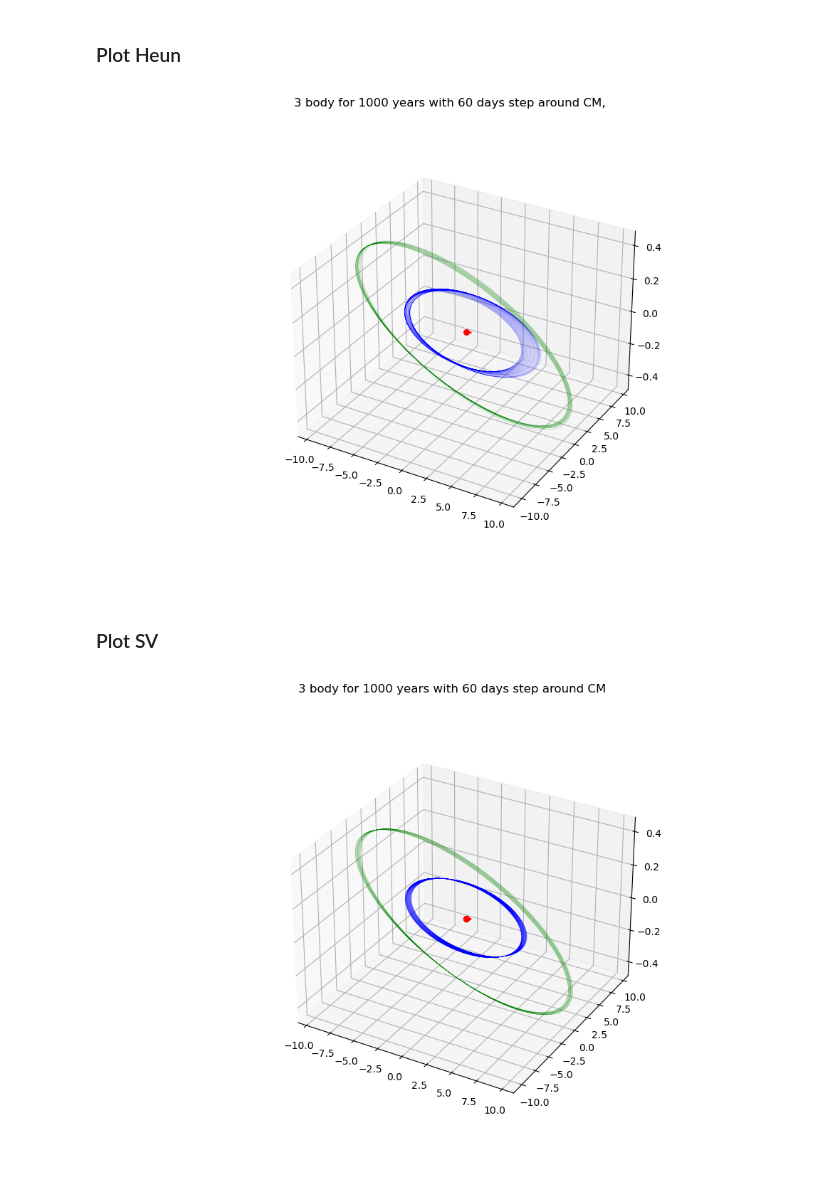
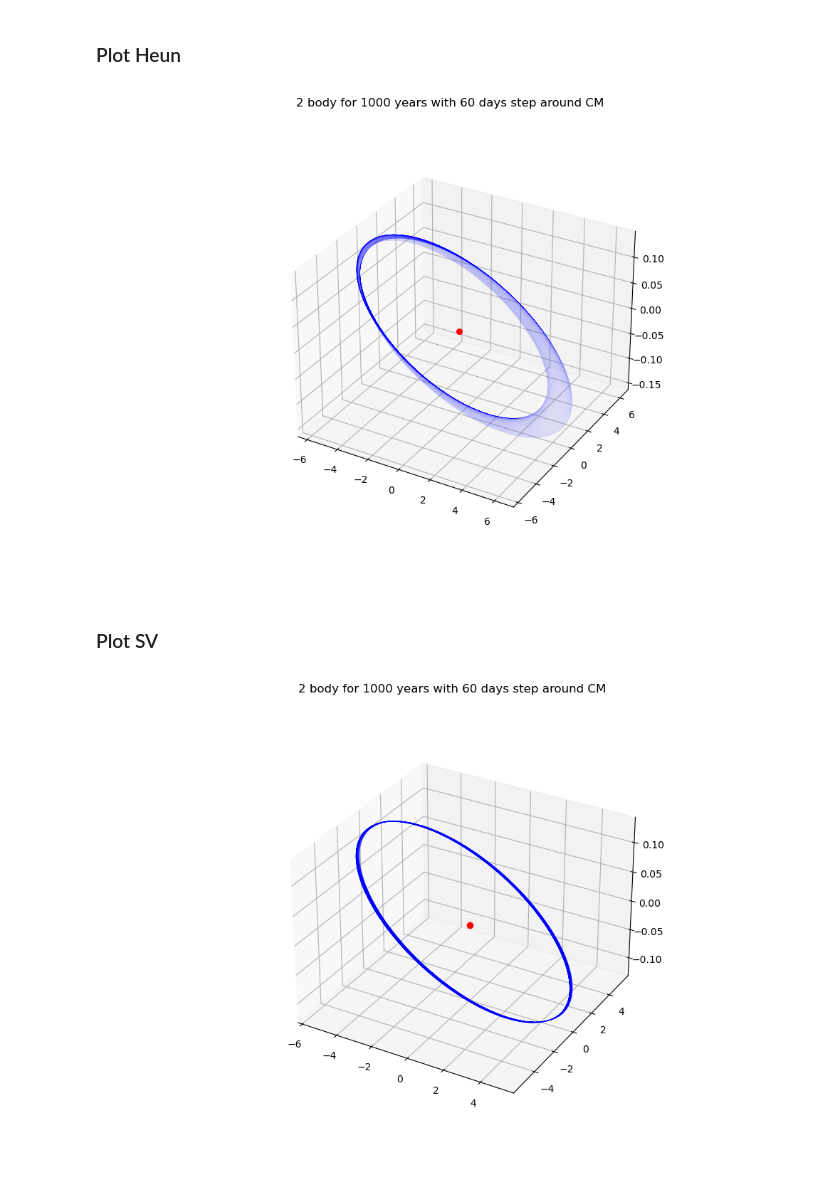
Before and after one commit to ColinDucarme/LPHYS1303---Projet, a Jupyter notebook: FD/Celestial_Dynamics.ipynb, the cells around one changed output. Drawn from its saved outputs; the diff is of its cells as text; code cells hidden in the pictures.

```diff
--- a/FD/Celestial_Dynamics.ipynb
+++ b/FD/Celestial_Dynamics.ipynb
@@ -212,27 +212,29 @@ def SV(masses, pos_init, mom_init, dt, tmax):
 # %% [markdown]
 ### Calculs
 # %%
-# Conditions initiales
-N_body = 3
+# Conditions initiales taken 08-15-2024 at 12:00:00
+N_body = 2
 CM = 'CM'
 Sun = np.array([[0.,0.,0.],[0.,0.,0.]])
-Jup = str_to_array('2.6807183991192	4.2376882009144	-0.0775794762921	-0.0064704852640	0.0043936416864	0.0001265165527')
-Sat = str_to_array('9.2153487161163	-3.0079449145055	-0.3144552049022	0.0014174222493	0.0052972607496	-0.0001485973811')
-# print(Jup,'\n',Sat)
+Jup = str_to_array('2.6612786825339	4.2508243026341	-0.0771991078745	-0.0064893013125	0.0043637460975	0.0001270618987')
+Sat = str_to_array('9.2195874869192	-2.9920487806866	-0.3149005362607	0.0014084238297	0.0053001590964	-0.0001482901014')
 pos_init, mom_init = Init_Cond_Cart(N_body,masses,CM,Sun,Jup,Sat)
-# print(pos_init,'\n',mom_init)
 
-dt = 60 # nbre de jours par dt
-N_tmax = 1000 # nbre d'années de la simu
-tmax = N_tmax*365 #jours
+DT = np.geomspace(1,10000,50)
+for dt in DT:
+# dt =             # nbre de jours par dt
+# N_tmax =  1000      # nbre d'années de la simu
+    tmax = 366000  #N_tmax*365   # jours
 
 # solEul = Eula(masses, pos_init, mom_init, dt, tmax)
-solHeun = Heun(masses, pos_init, mom_init, dt, tmax)
-solSV = SV(masses, pos_init, mom_init, dt, tmax)
-
-# np.savetxt(fname="./Data/Sun_v.txt", X=solHeun['mom'][0:3,:],delimiter=',')
-# np.savetxt(fname="./Data/Sun_p.txt", X=solHeun['pos'][0:3,:],delimiter=',')
-# np.savetxt(fname="./Data/Jup_v.txt", X=solHeun['mom'][3:6,:],delimiter=',')
-# np.savetxt(fname="./Data/Jup_p.txt", X=solHeun['pos'][3:6,:],delimiter=',')
-# np.savetxt(fname="./Data/Sat_v.txt", X=solHeun['mom'][6:9,:],delimiter=',')
-# np.savetxt(fname="./Data/Sat_p.txt", X=solHeun['pos'][6:9,:],delimiter=',')
+    solHeun = Heun(masses, pos_init, mom_init, dt, tmax)
+    solSV = SV(masses, pos_init, mom_init, dt, tmax)
+    print(dt)
+    Jup_pos_Heun = np.transpose(solHeun['pos'][3:6,:])
+    Jup_pos_SV = np.transpose(solSV['pos'][3:6,:])
+    Sat_pos_Heun = np.transpose(solHeun['pos'][3:6,:])
+    Sat_pos_SV = np.transpose(solSV['pos'][3:6,:])
+    np.savetxt(fname="./Data/dt/Jup_pos_Heun_{:.2f}.txt".format(dt), X=Jup_pos_Heun,delimiter=',',header="dt = {}".format(dt))
+    np.savetxt(fname="./Data/dt/Jup_pos_SV_{:.2f}.txt".format(dt), X=Jup_pos_SV,delimiter=',',header="dt = {}".format(dt))
+    np.savetxt(fname="./Data/dt/Sat_pos_Heun {:.2f}.txt".format(dt), X=Sat_pos_Heun,delimiter=',',header="dt = {}".format(dt))
+    np.savetxt(fname="./Data/dt/Sat_pos_SV {:.2f}.txt".format(dt), X=Sat_pos_SV,delimiter=',',header="dt = {}".format(dt))
@@ -256,17 +272,17 @@ NameError: name 'solEul' is not defined
 # %%
 fig= plt.figure(figsize=(10,7))
 fig.suptitle('{} body for {} years with {} days step around {} '.format(N_body,N_tmax,dt,CM))
 ax1 = fig.add_subplot(1,1,1,projection='3d')
 ax1.scatter(solHeun['pos'][0,0],solHeun['pos'][1,0],solHeun['pos'][2,0],c='red',s=30)
 ax1.plot(solHeun['pos'][0,:],solHeun['pos'][1,:],solHeun['pos'][2,:],c='red')
 ax1.plot(solHeun['pos'][3,:],solHeun['pos'][4,:],solHeun['pos'][5,:],c='blue',linewidth=.05)
-ax1.plot(solHeun['pos'][6,:],solHeun['pos'][7,:],solHeun['pos'][8,:],c='green',linewidth=.05)
+# ax1.plot(solHeun['pos'][6,:],solHeun['pos'][7,:],solHeun['pos'][8,:],c='green',linewidth=.05)
 # ax2 = fig.add_subplot(1,2,2)
 # ax2.plot(solHeun['t'],solHeun['E'])
 
 plt.show()
 # %% [output]
-[figure, old version]
+[figure, new version]
 # %% [markdown]
 ### Plot SV
 # %%
@@ -276,10 +292,10 @@ ax1 = fig.add_subplot(1,1,1,projection='3d')
 ax1.scatter(solSV['pos'][0,0],solSV['pos'][1,0],solSV['pos'][2,0],c='red',s=35)
 ax1.plot(solSV['pos'][0,:],solSV['pos'][1,:],solSV['pos'][2,:],c='red')
 ax1.plot(solSV['pos'][3,:],solSV['pos'][4,:],solSV['pos'][5,:],c='blue',linewidth=.05)
-ax1.plot(solSV['pos'][6,:],solSV['pos'][7,:],solSV['pos'][8,:],c='green',linewidth=.05)
+# ax1.plot(solSV['pos'][6,:],solSV['pos'][7,:],solSV['pos'][8,:],c='green',linewidth=.05)
 # ax2 = fig.add_subplot(1,2,2)
 # ax2.plot(solSV['t'],solSV['E'])
 
 plt.show()
 # %% [output]
-[figure, old version]
+[figure, new version]
```
Also changed, not shown: parts of 4 cells of this notebook, 7 other files.
